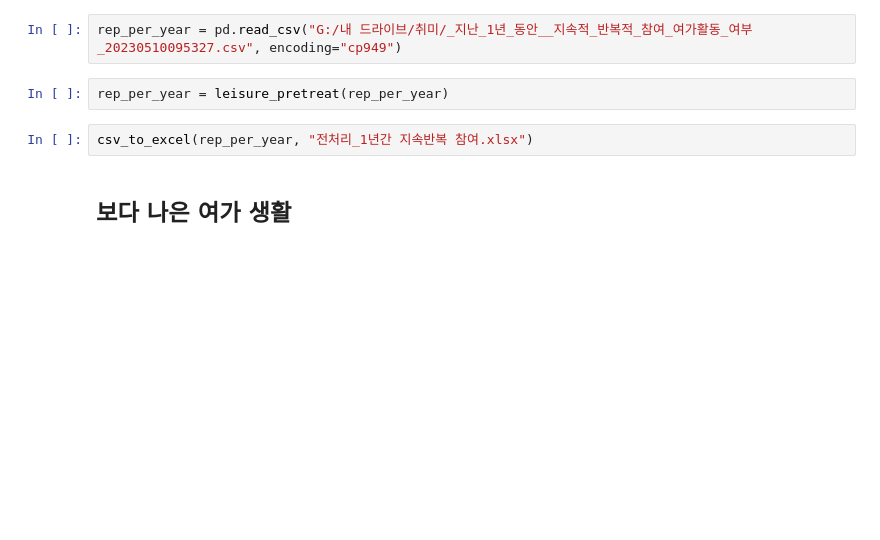
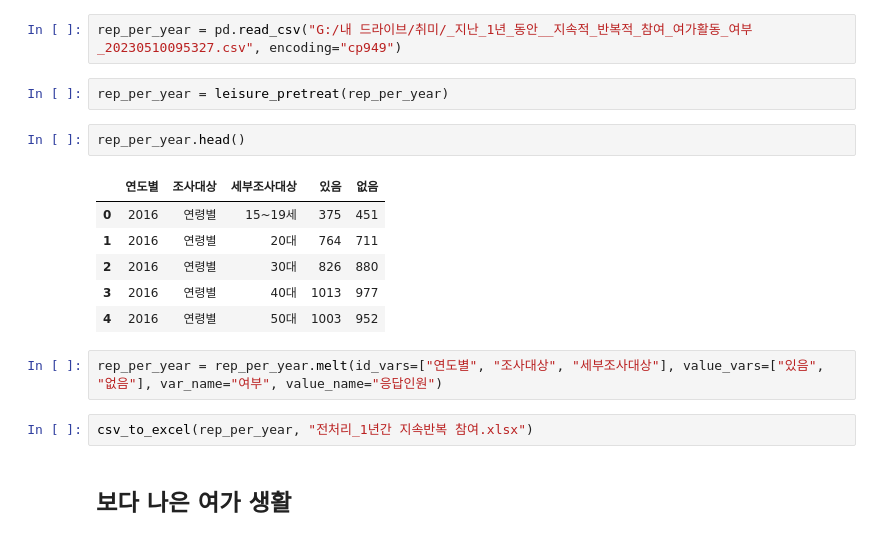
Before and after one commit to nyeokinyeoki/Toy-Projects-with-Tableau, a Jupyter notebook: Side_pro_leis.ipynb, the cells around one changed output. Saved outputs shown, nothing was run; the diff lists cells and outputs as text; blank space fills up the shorter version.

Commit message:
반복 참여 melt()

```diff
--- a/Side_pro_leis.ipynb
+++ b/Side_pro_leis.ipynb
@@ -443,6 +443,17 @@ csv_to_excel(allLeisure, "전처리_평일 여가 활동.xlsx")
 rep_per_year = pd.read_csv("G:/내 드라이브/취미/_지난_1년_동안__지속적_반복적_참여_여가활동_여부_20230510095327.csv", encoding="cp949")
 # %%
 rep_per_year = leisure_pretreat(rep_per_year)
+# %%
+rep_per_year.head()
+# %% [output]
+|  | 연도별 | 조사대상 | 세부조사대상 | 있음 | 없음 |
+| 0 | 2016 | 연령별 | 15~19세 | 375 | 451 |
+| 1 | 2016 | 연령별 | 20대 | 764 | 711 |
+| 2 | 2016 | 연령별 | 30대 | 826 | 880 |
+| 3 | 2016 | 연령별 | 40대 | 1013 | 977 |
+| 4 | 2016 | 연령별 | 50대 | 1003 | 952 |
+# %%
+rep_per_year = rep_per_year.melt(id_vars=["연도별", "조사대상", "세부조사대상"], value_vars=["있음", "없음"], var_name="여부", value_name="응답인원")
 # %%
 csv_to_excel(rep_per_year, "전처리_1년간 지속반복 참여.xlsx")
 # %% [markdown]
```
Also changed, not shown: 1 other file.
